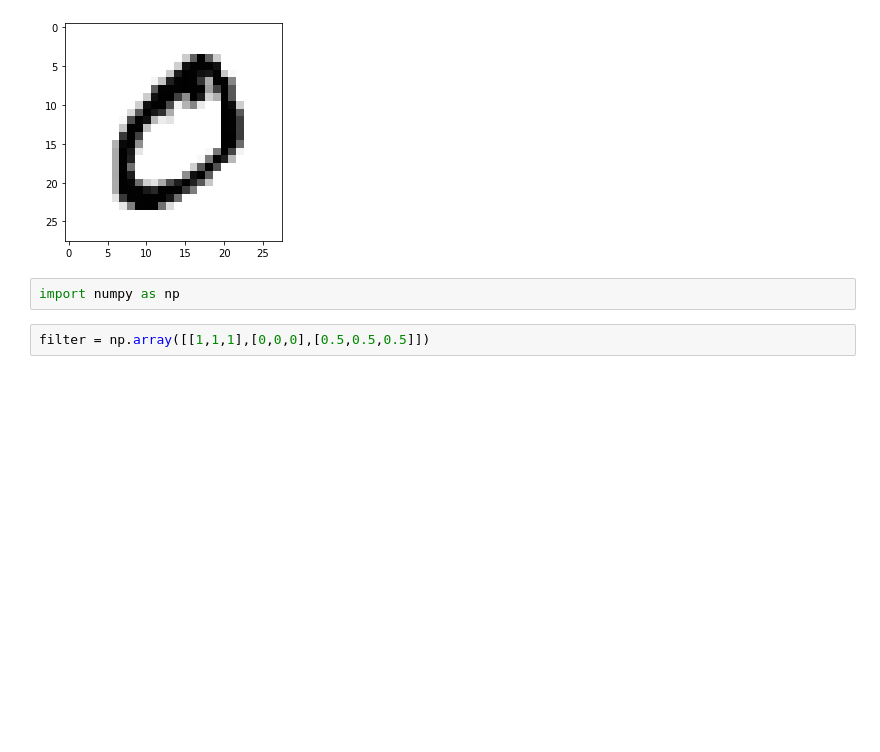
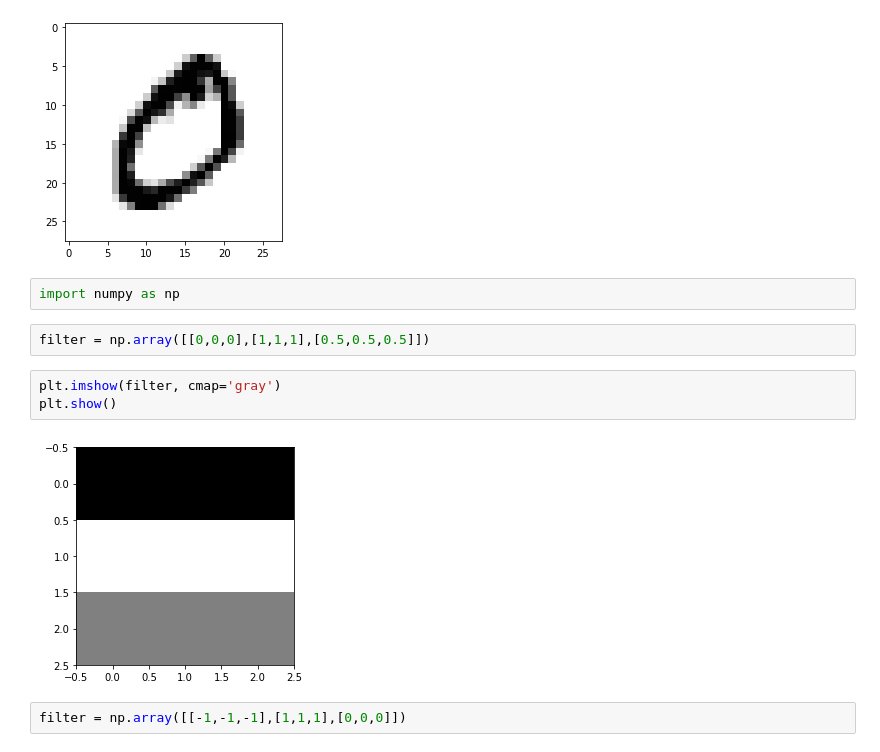
Before and after one commit to ynkim0/study, a Jupyter notebook: convolusion.ipynb, the cells around one changed output. Drawn from its saved outputs; the diff is of its cells as text; blank space fills up the shorter version.

```diff
--- a/convolusion.ipynb
+++ b/convolusion.ipynb
@@ -41,4 +41,11 @@ plt.show()
 # %%
 import numpy as np
 # %%
-filter = np.array([[1,1,1],[0,0,0],[0.5,0.5,0.5]])
+filter = np.array([[0,0,0],[1,1,1],[0.5,0.5,0.5]])
+# %%
+plt.imshow(filter, cmap='gray')
+plt.show()
+# %% [output]
+[figure, added]
+# %%
+filter = np.array([[-1,-1,-1],[1,1,1],[0,0,0]])
```
Also changed, not shown: parts of 7 cells of this notebook.
